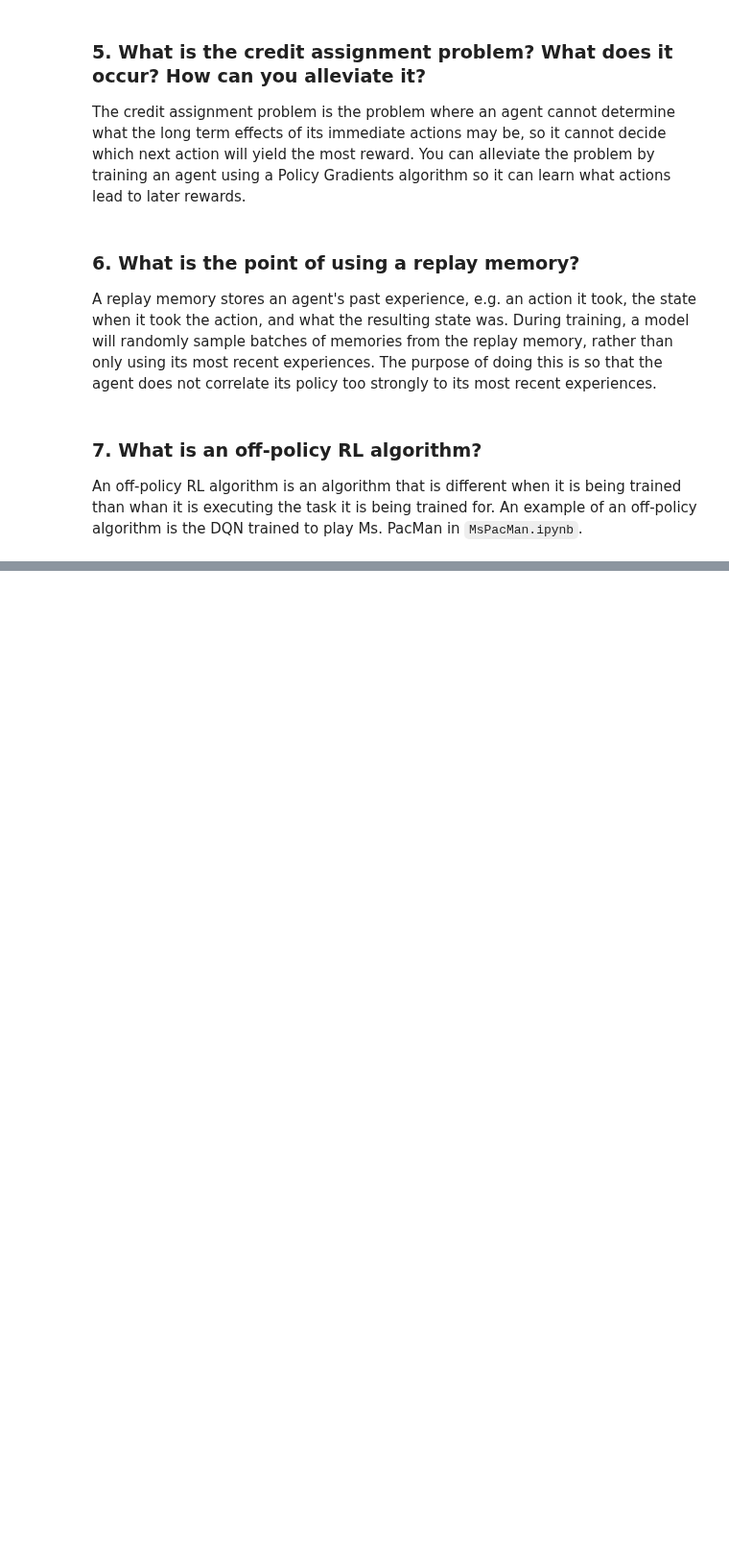
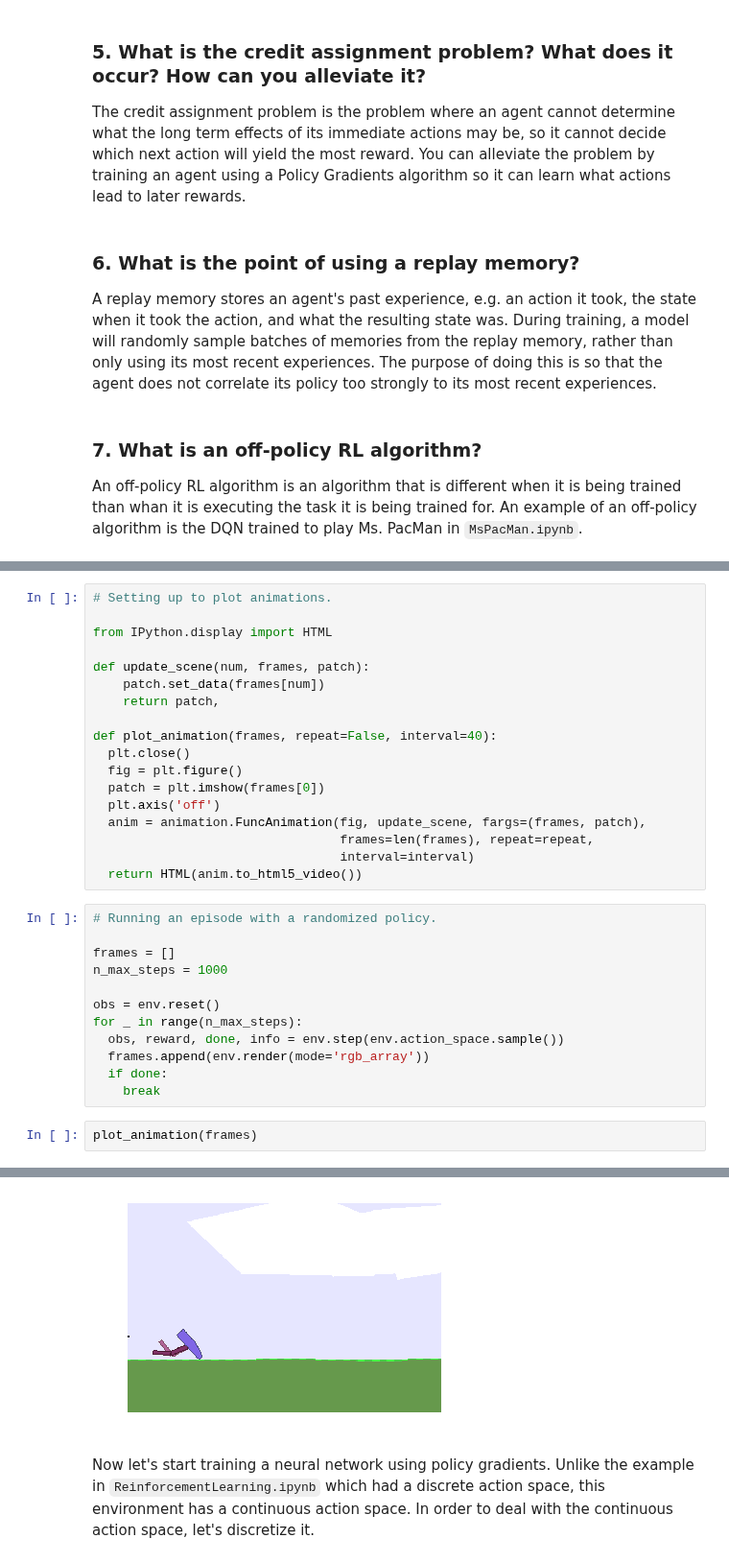
Before and after one commit to DCtheTall/hands-on-machine-learning, a Jupyter notebook: chapter16/Exercises.ipynb, the cells around one changed output, grey strips where cells are left out. Shown at 96% size. Saved outputs shown, nothing was run; the diff lists cells and outputs as text; blank space fills up the shorter version.

```diff
--- a/chapter16/Exercises.ipynb
+++ b/chapter16/Exercises.ipynb
@@ -36,0 +118,33 @@ An off-policy RL algorithm is an algorithm that is different when it is being tr
+# %%
+# Setting up to plot animations.
+
+from IPython.display import HTML
+
+def update_scene(num, frames, patch):
+    patch.set_data(frames[num])
+    return patch,
+
+def plot_animation(frames, repeat=False, interval=40):
+  plt.close()
+  fig = plt.figure()
+  patch = plt.imshow(frames[0])
+  plt.axis('off')
+  anim = animation.FuncAnimation(fig, update_scene, fargs=(frames, patch),
+                                 frames=len(frames), repeat=repeat,
+                                 interval=interval)
+  return HTML(anim.to_html5_video())
+# %%
+# Running an episode with a randomized policy.
+
+frames = []
+n_max_steps = 1000
+
+obs = env.reset()
+for _ in range(n_max_steps):
+  obs, reward, done, info = env.step(env.action_space.sample())
+  frames.append(env.render(mode='rgb_array'))
+  if done:
+    break
+# %%
+plot_animation(frames)
+# %% [output]
@@ -36,0 +152,3 @@ An off-policy RL algorithm is an algorithm that is different when it is being tr
+[figure, added]
+# %% [markdown]
+Now let's start training a neural network using policy gradients. Unlike the example in `ReinforcementLearning.ipynb` which had a discrete action space, this environment has a continuous action space. In order to deal with the continuous action space, let's discretize it.
```
Also changed, not shown: parts of 21 cells of this notebook.
